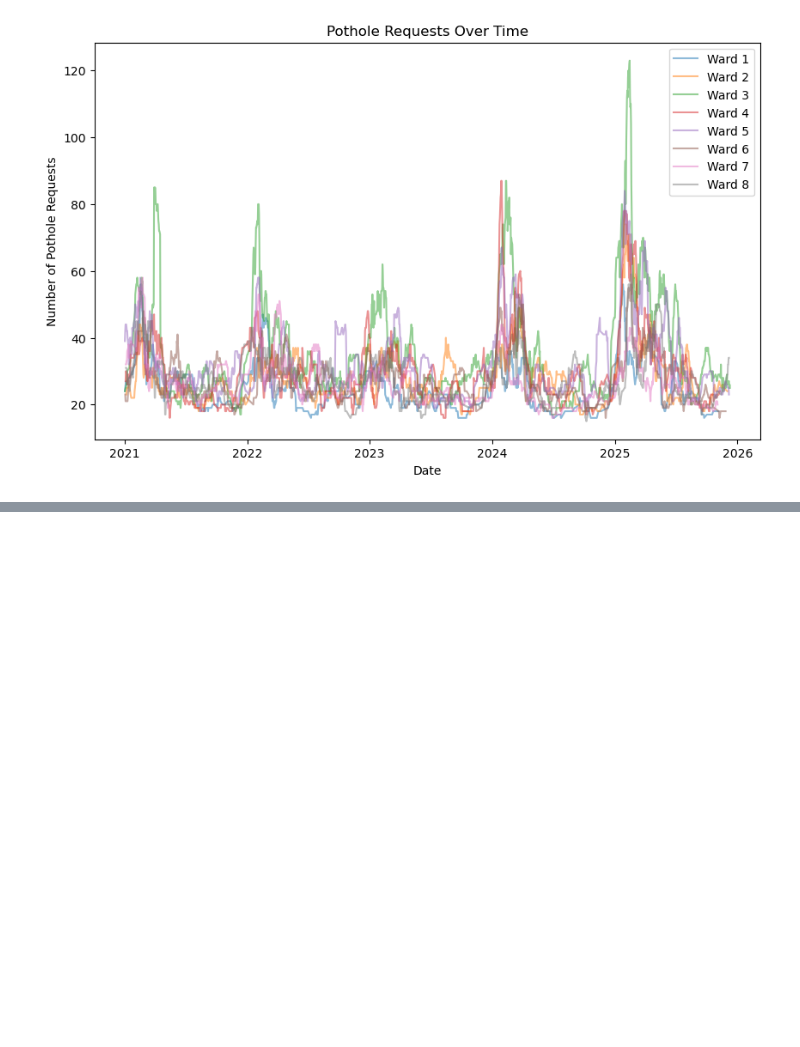
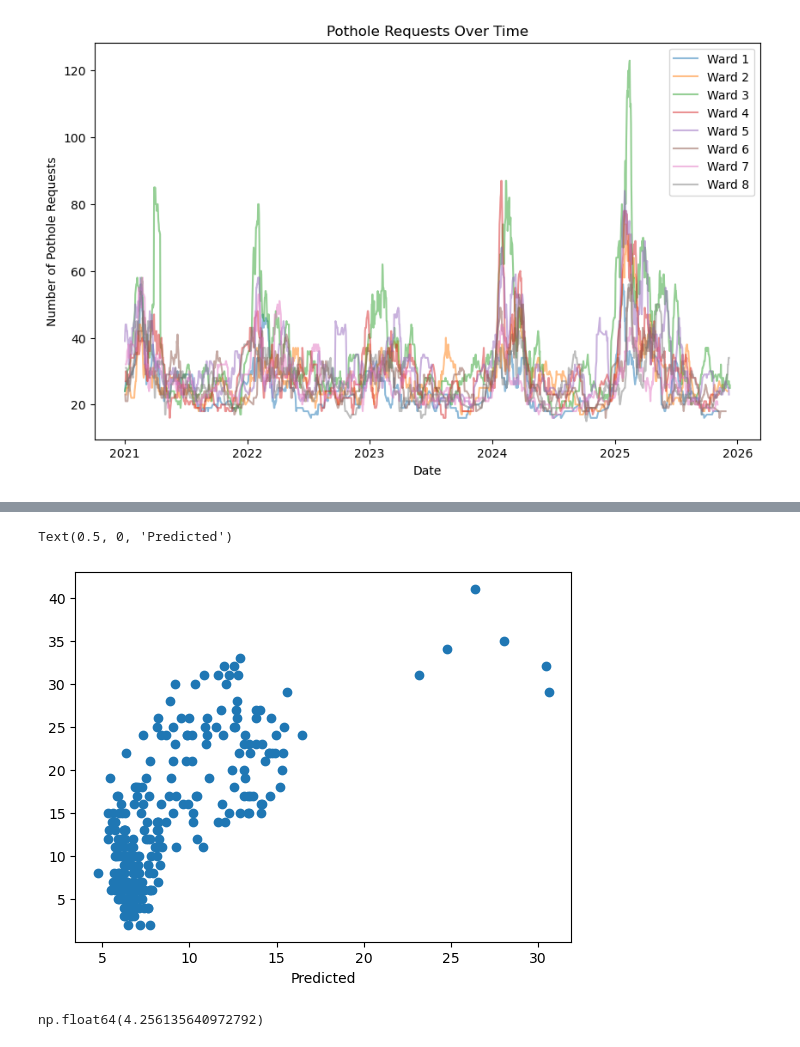
Before and after one commit to Erdos-Projects/spring-2026-dc-311, a Jupyter notebook: load_process.ipynb, the cells around one changed output, grey strips where cells are left out. Saved outputs shown, nothing was run; the diff lists cells and outputs as text; code cells hidden in the pictures; blank space fills up the shorter version.

```diff
--- a/load_process.ipynb
+++ b/load_process.ipynb
@@ -87,0 +257,6 @@ Text(0.5, 1.0, 'Pothole Requests Over Time')
+# %%
+plt.scatter(y_pred, y_test.values)
+plt.xlabel('Predicted')
+# %% [output]
+Text(0.5, 0, 'Predicted')
+[figure, added]
@@ -87,0 +265,4 @@ Text(0.5, 1.0, 'Pothole Requests Over Time')
+# %%
+r_squared
+# %% [output]
+np.float64(4.256135640972792)
```
Also changed, not shown: parts of 20 cells of this notebook, 2 other files.
